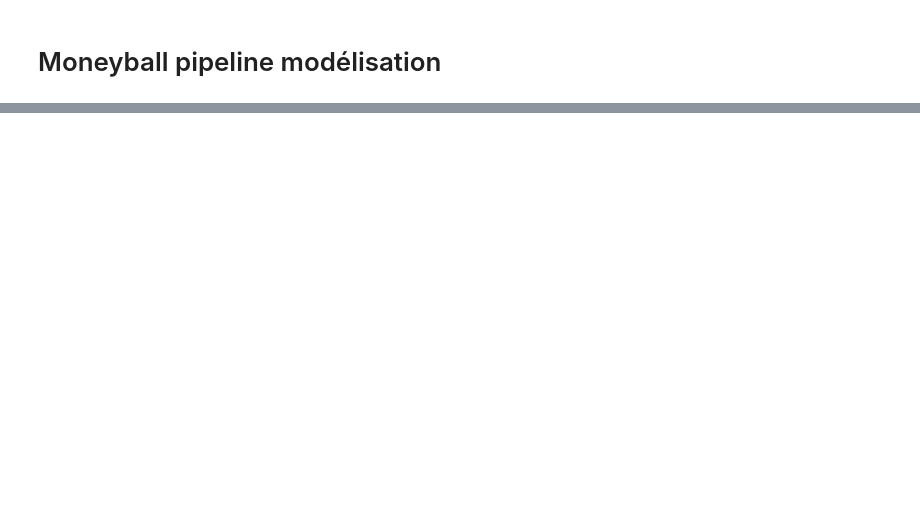
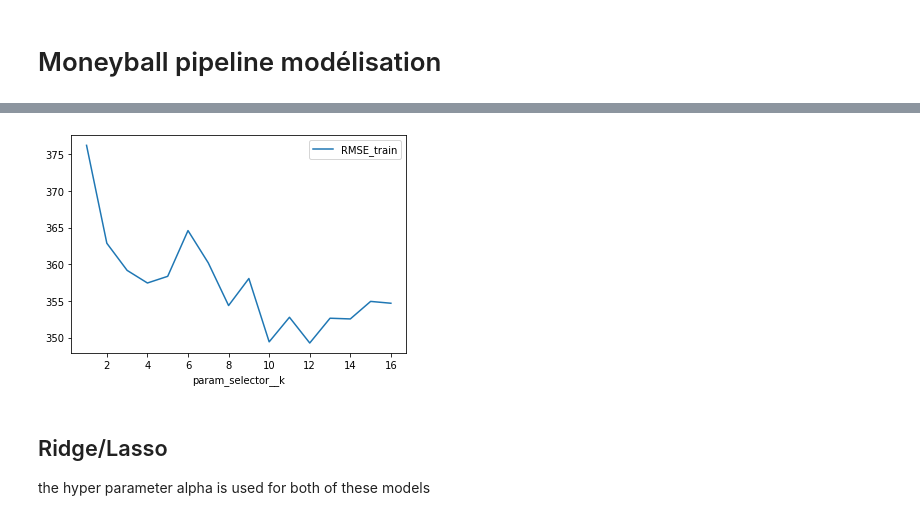
Before and after one commit to RaphaelBouvet/stats_3, a Jupyter notebook: Notebooks/03-CrossValidation&Regularisation.ipynb, the cells around one changed output, grey strips where cells are left out. Saved outputs shown, nothing was run; the diff lists cells and outputs as text; code cells hidden in the pictures; blank space fills up the shorter version.

```diff
--- a/Notebooks/03-CrossValidation&Regularisation.ipynb
+++ b/Notebooks/03-CrossValidation&Regularisation.ipynb
@@ -877,0 +893,5 @@ best_pipe.score(baseball_test, salary_test)
+# %%
+baseball_train, baseball_test, salary_train, salary_test = train_test_split(baseball_std,salary,random_state=2708)
+# %%
+scaler = StandardScaler()
+selector = SelectKBest(mutual_info_regression,k='all')
@@ -877,0 +901,12 @@ best_pipe.score(baseball_test, salary_test)
+# %%
+model = LinearRegression()
+
+param = {'selector__k':[i for i in range(1,17)]}
+
+pipe = Pipeline(steps=[("scaler", scaler),
+                       ("selector", selector),
+                       ("model", model)])
+
+grid_search = GridSearchCV(pipe,param,cv=10,scoring='neg_mean_squared_error')
+# %%
+results = fitmodel(grid_search,baseball_train, baseball_test, salary_train, salary_test)
@@ -877,0 +937,7 @@ best_pipe.score(baseball_test, salary_test)
+# %%
+results.plot(kind='line',x='param_selector__k',y='RMSE_train');
+# %% [output]
+[figure, added]
+# %% [markdown]
+## Ridge/Lasso
+the hyper parameter alpha is used for both of these models
```
Also changed, not shown: parts of 35 cells of this notebook.
